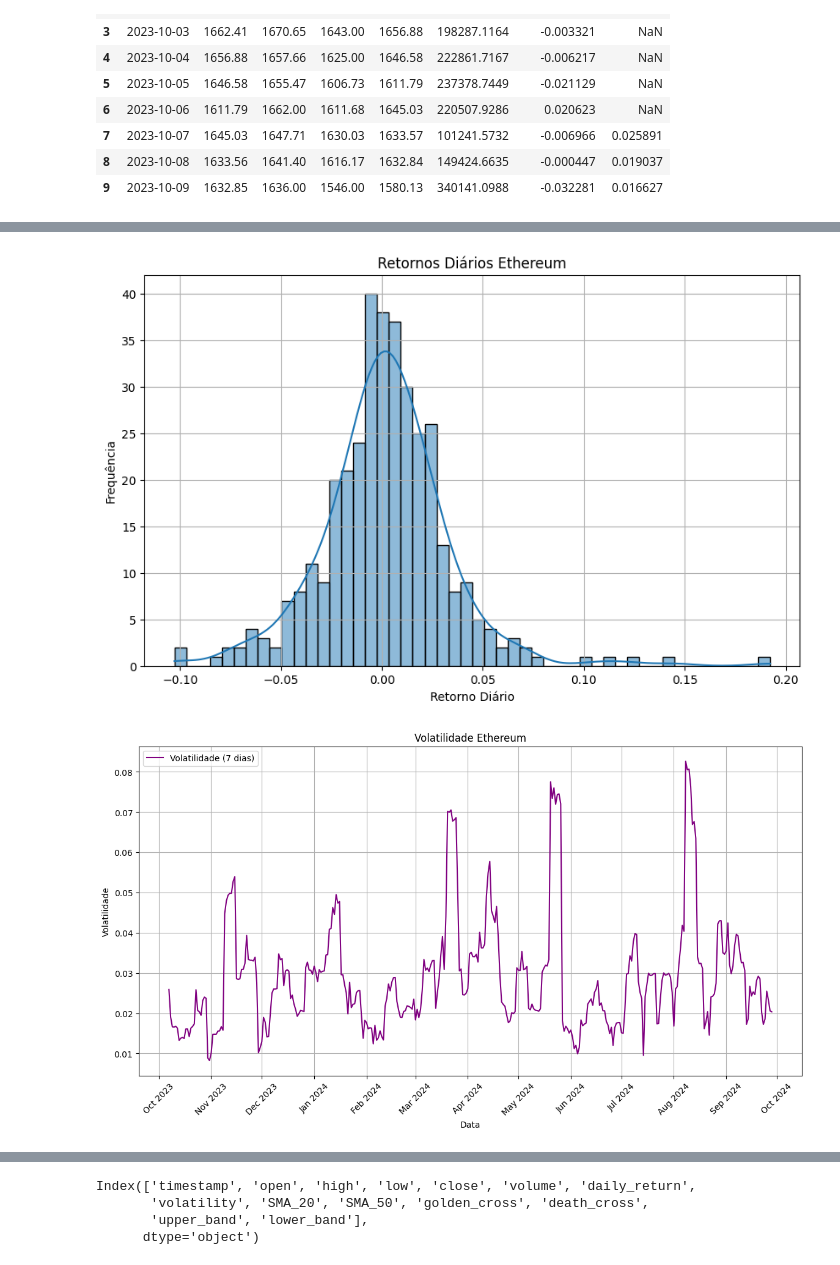
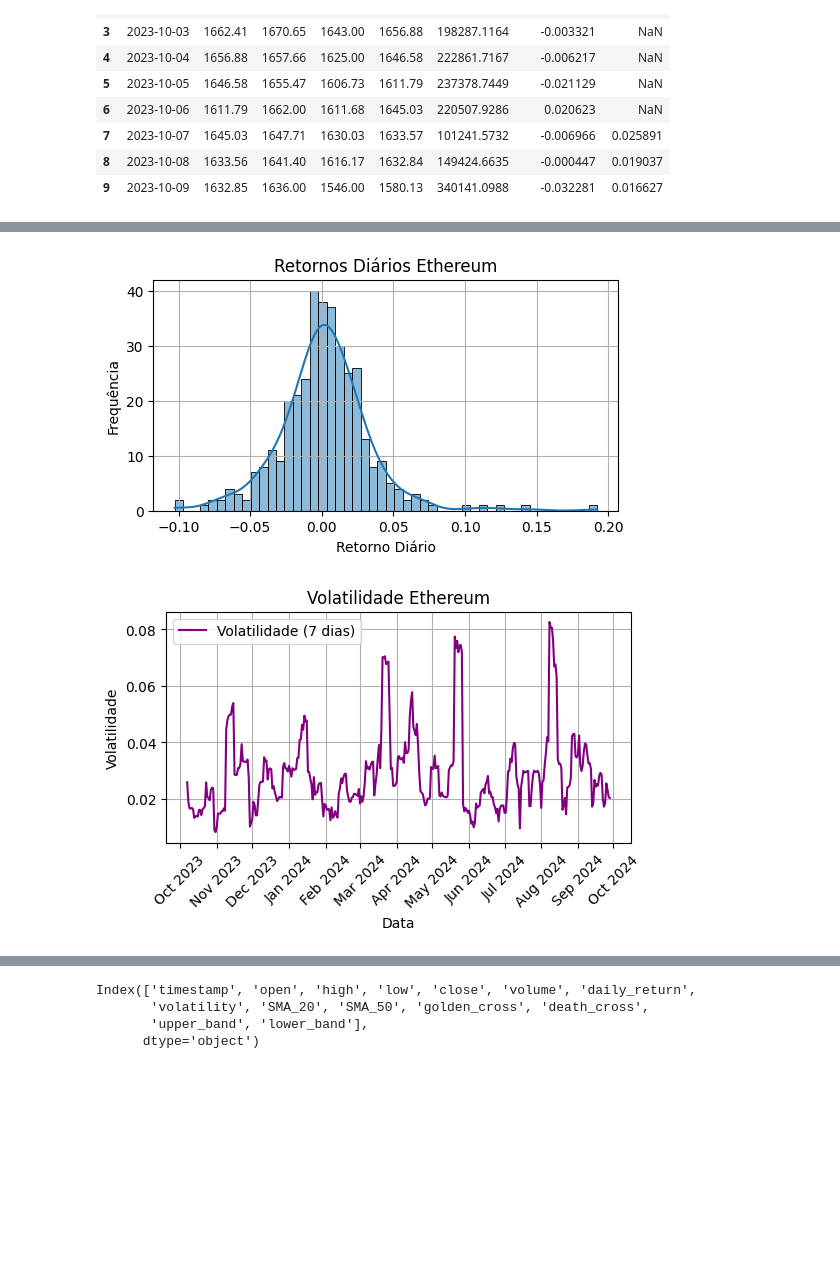
Before and after one commit to cecigonca/ponderada-cripto, a Jupyter notebook: src/backend/dados/ethereum.ipynb, the cells around one changed output, grey strips where cells are left out. Drawn from its saved outputs; the diff is of its cells as text; code cells hidden in the pictures; blank space fills up the shorter version.

```diff
--- a/src/backend/dados/ethereum.ipynb
+++ b/src/backend/dados/ethereum.ipynb
@@ -151,20 +151,20 @@ plt.show()
 # %%
-plt.figure(figsize=(10, 6))
+plt.figure(figsize=(6, 3))
 sns.histplot(df_ethereum['daily_return'].dropna(), bins=50, kde=True)
 
 plt.title('Retornos Diários Ethereum')
 plt.xlabel('Retorno Diário')
 plt.ylabel('Frequência')
 
 plt.grid(True)
-plt.savefig('grafico_closes.png')
+plt.savefig('../../frontend/public/grafico2.png', bbox_inches='tight')
 plt.show()
 # %% [output]
-[figure, old version]
+[figure, new version]
 # %%
 df_ethereum['volatility'] = df_ethereum['daily_return'].rolling(window=7).std()
 
-plt.figure(figsize=(14,7))
+plt.figure(figsize=(6, 3))
 plt.plot(df_ethereum['timestamp'], df_ethereum['volatility'], label='Volatilidade (7 dias)', color='purple')
 plt.title('Volatilidade Ethereum')
 plt.xlabel('Data')
@@ -176,9 +176,10 @@ plt.xticks(rotation=45)
 
 plt.grid(True)
 plt.legend()
+plt.savefig('../../frontend/public/grafico3.png', bbox_inches='tight')
 plt.show()
 # %% [output]
-[figure, old version]
+[figure, new version]
 # %%
 df_ethereum['upper_band'] = df_ethereum['SMA_20'] + (df_ethereum['close'].rolling(window=20).std() * 2)
 df_ethereum['lower_band'] = df_ethereum['SMA_20'] - (df_ethereum['close'].rolling(window=20).std() * 2)
```
Also changed, not shown: parts of 4 cells of this notebook, 21 other files.
